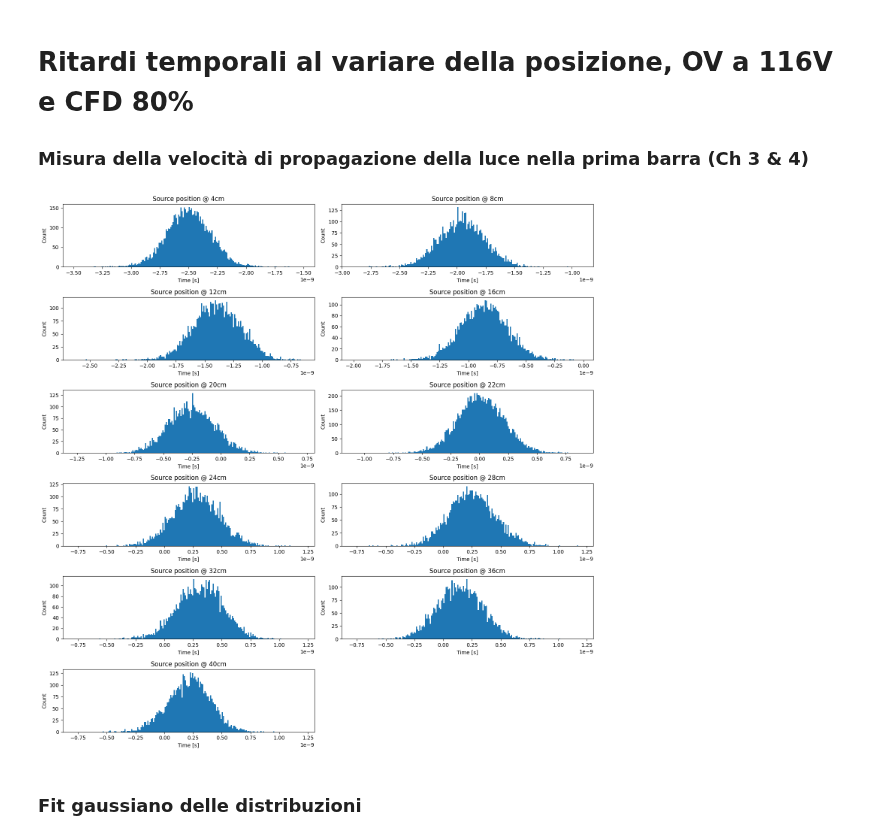
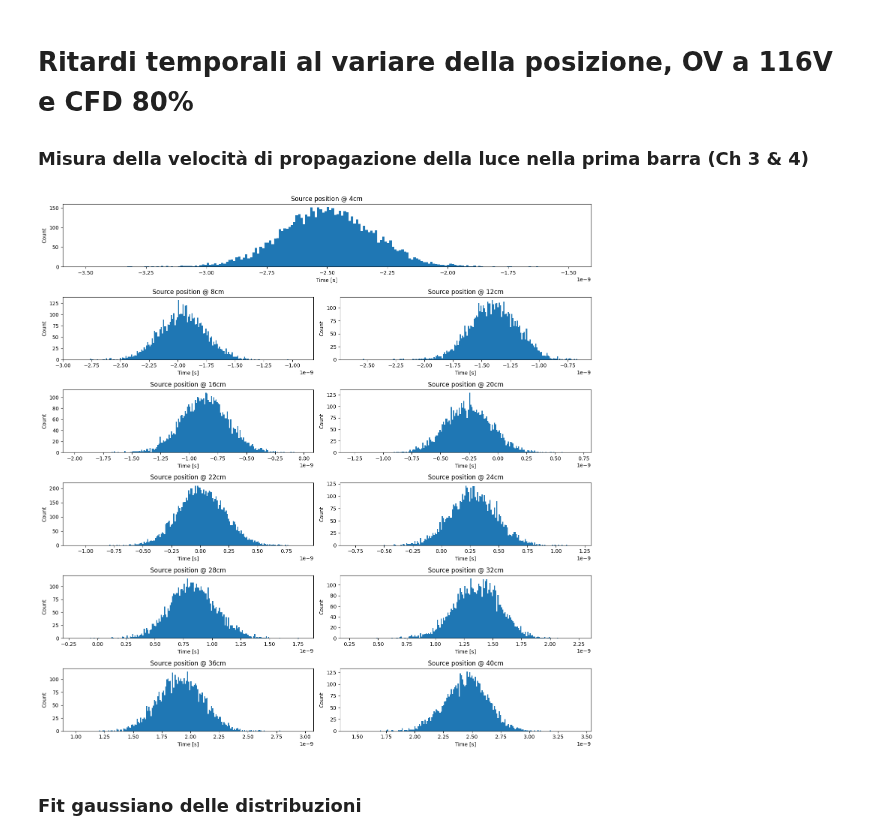
Before and after one commit to francescouni0/FisMedLab, a Jupyter notebook: Plastici/Scintillatori.ipynb, the cells around one changed output. Saved outputs shown, nothing was run; the diff lists cells and outputs as text; code cells hidden in the pictures.

```diff
--- a/Plastici/Scintillatori.ipynb
+++ b/Plastici/Scintillatori.ipynb
@@ -746,78 +746,78 @@ fig = plt.figure()
 fig.set_figheight(15)
 fig.set_figwidth(15)
 
-plt.subplot(6, 2, 1)
+plt.subplot(6, 1, 1)
 plt.hist(times_4, weights=counts_4, bins=200)
 plt.xlabel("Time [s]")
 plt.ylabel("Count")
 plt.title("Source position @ 4cm")
 
-plt.subplot(6, 2, 2)
+plt.subplot(6, 2, 3)
 plt.hist(times_8, weights=counts_8, bins=200)
 plt.xlabel("Time [s]")
 plt.ylabel("Count")
 plt.title("Source position @ 8cm")
 
-plt.subplot(6, 2, 3)
+plt.subplot(6, 2, 4)
 plt.hist(times_12, weights=counts_12, bins=200)
 plt.xlabel("Time [s]")
 plt.ylabel("Count")
 plt.title("Source position @ 12cm")
 
-plt.subplot(6, 2, 4)
+plt.subplot(6, 2, 5)
 plt.hist(times_16, weights=counts_16, bins=200)
 plt.xlabel("Time [s]")
 plt.ylabel("Count")
 plt.title("Source position @ 16cm")
 
-plt.subplot(6, 2, 5)
+plt.subplot(6, 2, 6)
 plt.hist(times_20, weights=counts_20, bins=200)
 plt.xlabel("Time [s]")
 plt.ylabel("Count")
 plt.title("Source position @ 20cm")
 
-plt.subplot(6, 2, 6)
+plt.subplot(6, 2, 7)
 plt.hist(times_22, weights=counts_22, bins=200)
 plt.xlabel("Time [s]")
 plt.ylabel("Count")
 plt.title("Source position @ 22cm")
 
-plt.subplot(6, 2, 7)
+plt.subplot(6, 2, 8)
 plt.hist(times_24, weights=counts_24, bins=200)
 plt.xlabel("Time [s]")
 plt.ylabel("Count")
 plt.title("Source position @ 24cm")
 
-plt.subplot(6, 2, 8)
-plt.hist(times_24, weights=counts_28, bins=200)
+plt.subplot(6, 2, 9)
+plt.hist(times_28, weights=counts_28, bins=200)
 plt.xlabel("Time [s]")
 plt.ylabel("Count")
 plt.title("Source position @ 28cm")
 
-plt.subplot(6, 2, 9)
-plt.hist(times_24, weights=counts_32, bins=200)
+plt.subplot(6, 2, 10)
+plt.hist(times_32, weights=counts_32, bins=200)
 plt.xlabel("Time [s]")
 plt.ylabel("Count")
 plt.title("Source position @ 32cm")
 
-plt.subplot(6, 2, 10)
-plt.hist(times_24, weights=counts_36, bins=200)
+plt.subplot(6, 2, 11)
+plt.hist(times_36, weights=counts_36, bins=200)
 plt.xlabel("Time [s]")
 plt.ylabel("Count")
 plt.title("Source position @ 36cm")
 
-plt.subplot(6, 2, 11)
-plt.hist(times_24, weights=counts_40, bins=200)
+plt.subplot(6, 2, 12)
+plt.hist(times_40, weights=counts_40, bins=200)
 plt.xlabel("Time [s]")
 plt.ylabel("Count")
 plt.title("Source position @ 40cm")
 # Adjust spacing
 plt.tight_layout()
 
 # Show plot
 plt.show()
 # %% [output]
-[figure, old version]
+[figure, new version]
 # %% [markdown]
 ### Fit gaussiano delle distribuzioni
 # %%
```
Also changed, not shown: 1 other file.
